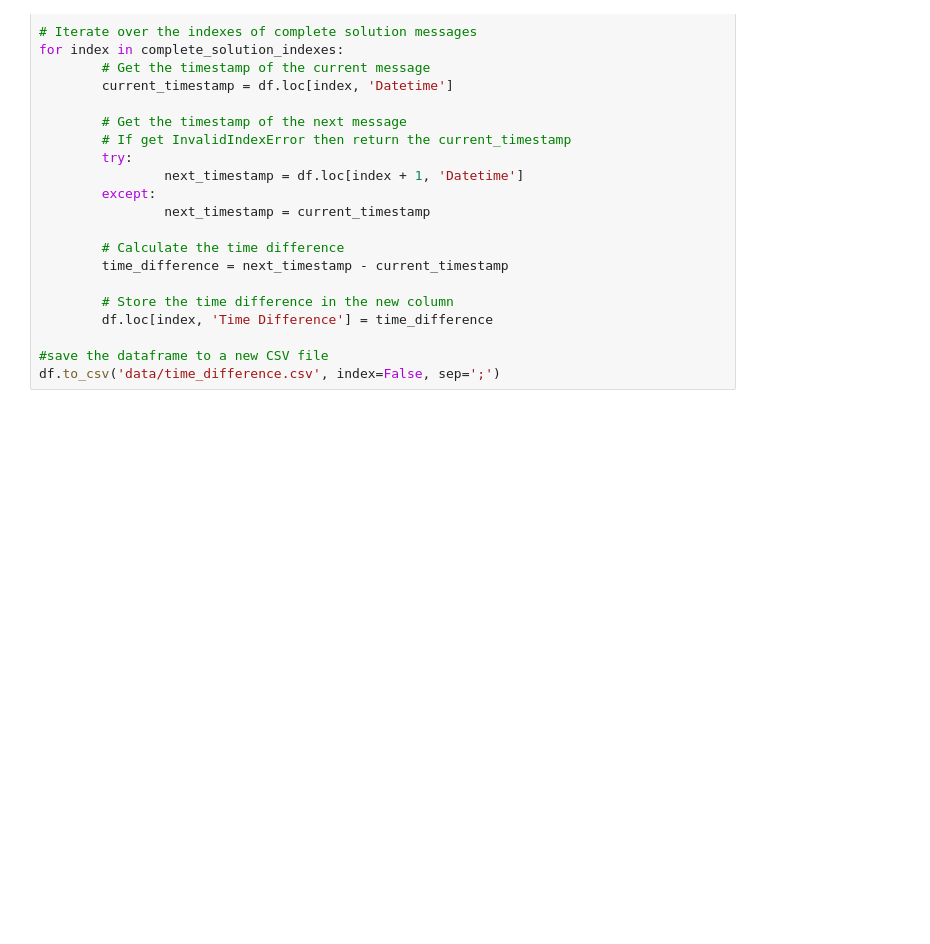
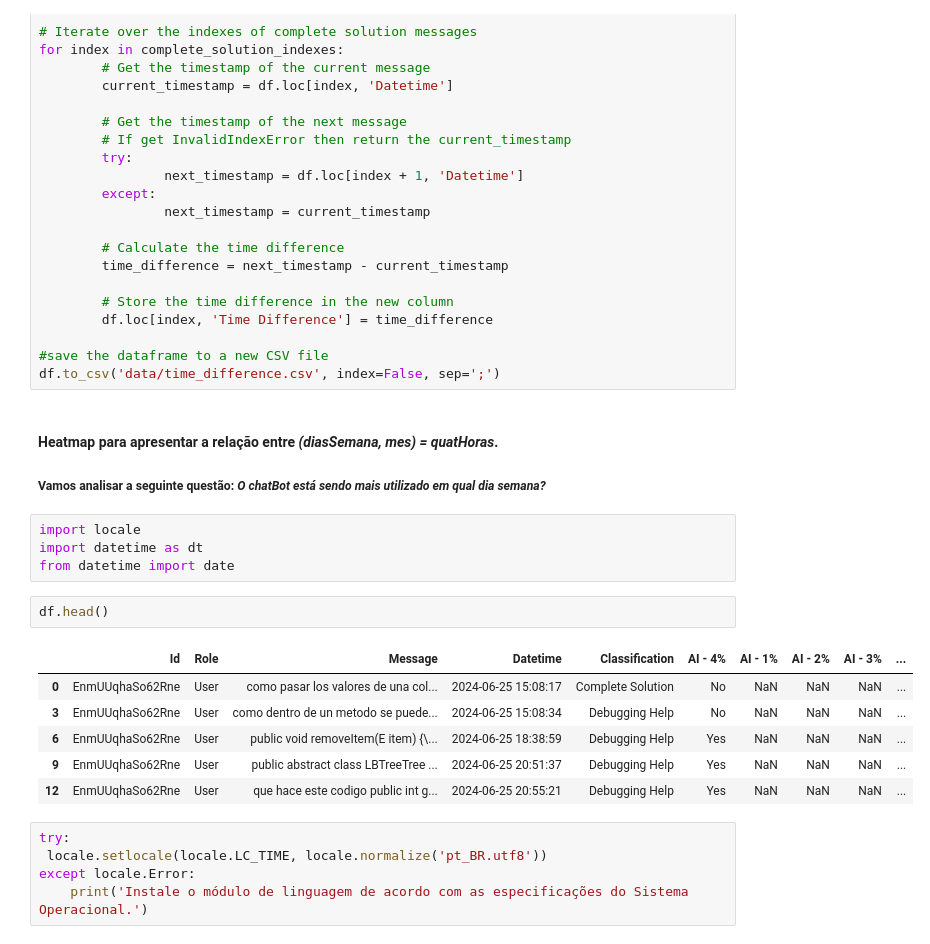
Before and after one commit to rodrigoprestesmachado/codespaces-blank, a Jupyter notebook: analysis/analysis.ipynb, the cells around one changed output. Cells and saved outputs as stored; diff of their text form; blank space fills up the shorter version.

Commit message:
Dataframe Mês, Dia e Horas
Formulação para o Dataframe que apresenta Mês, dias e horas.

```diff
--- a/analysis/analysis.ipynb
+++ b/analysis/analysis.ipynb
@@ -337,3 +370,24 @@ for index in complete_solution_indexes:
 
 #save the dataframe to a new CSV file
 df.to_csv('data/time_difference.csv', index=False, sep=';')
+# %% [markdown]
+#### Heatmap para apresentar a relação entre *(diasSemana, mes) = quatHoras*.
+##### Vamos analisar a seguinte questão: *O chatBot está sendo mais utilizado em qual dia semana?*
+# %%
+import locale
+import datetime as dt
+from datetime import date
+# %%
+df.head()
+# %% [output]
+|  | Id | Role | Message | Datetime | Classification | AI - 4% | AI - 1% | AI - 2% | AI - 3% | ... |
+| 0 | EnmUUqhaSo62Rne | User | como pasar los valores de una col... | 2024-06-25 15:08:17 | Complete Solution | No | NaN | NaN | NaN | ... |
+| 3 | EnmUUqhaSo62Rne | User | como dentro de un metodo se puede... | 2024-06-25 15:08:34 | Debugging Help | No | NaN | NaN | NaN | ... |
+| 6 | EnmUUqhaSo62Rne | User | public void removeItem(E item) {\... | 2024-06-25 18:38:59 | Debugging Help | Yes | NaN | NaN | NaN | ... |
+| 9 | EnmUUqhaSo62Rne | User | public abstract class LBTreeTree ... | 2024-06-25 20:51:37 | Debugging Help | Yes | NaN | NaN | NaN | ... |
+| 12 | EnmUUqhaSo62Rne | User | que hace este codigo public int g... | 2024-06-25 20:55:21 | Debugging Help | Yes | NaN | NaN | NaN | ... |
+# %%
+try:
+ locale.setlocale(locale.LC_TIME, locale.normalize('pt_BR.utf8'))
+except locale.Error:
+    print('Instale o módulo de linguagem de acordo com as especificações do Sistema Operacional.')
```
Also changed, not shown: parts of 11 cells of this notebook, 2 other files.
